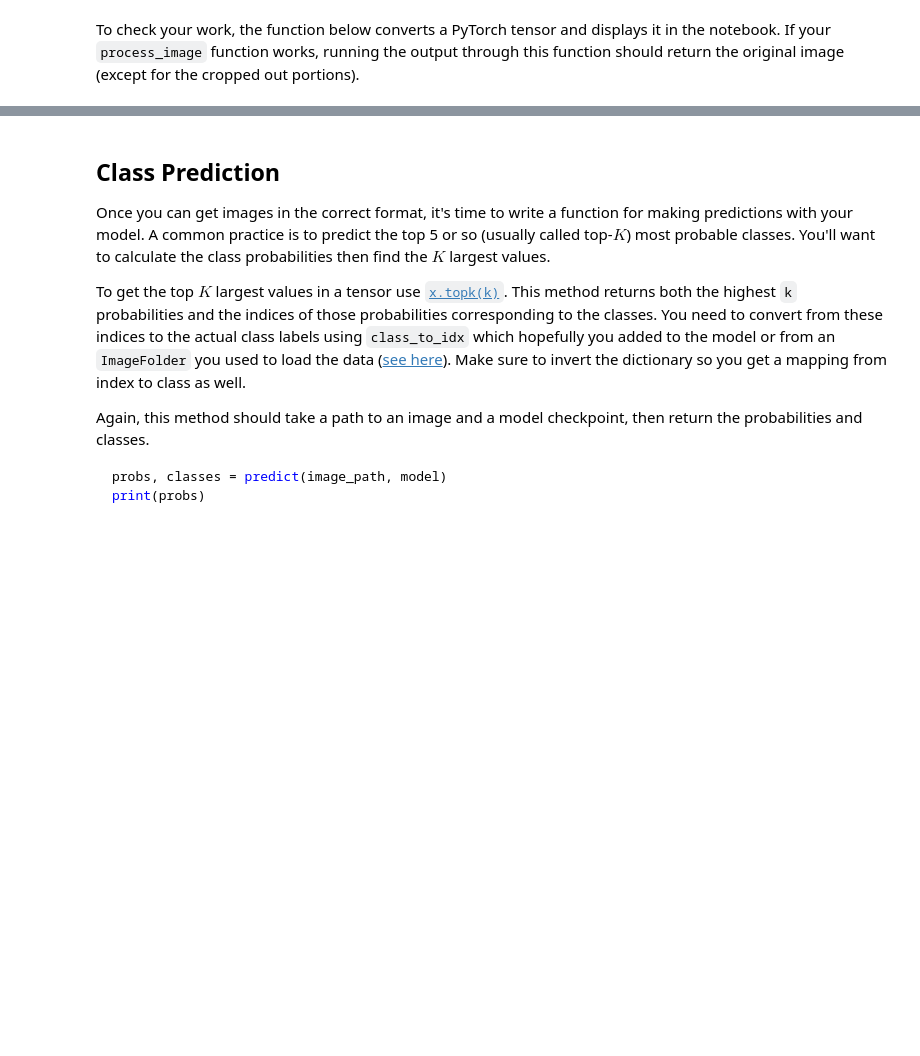
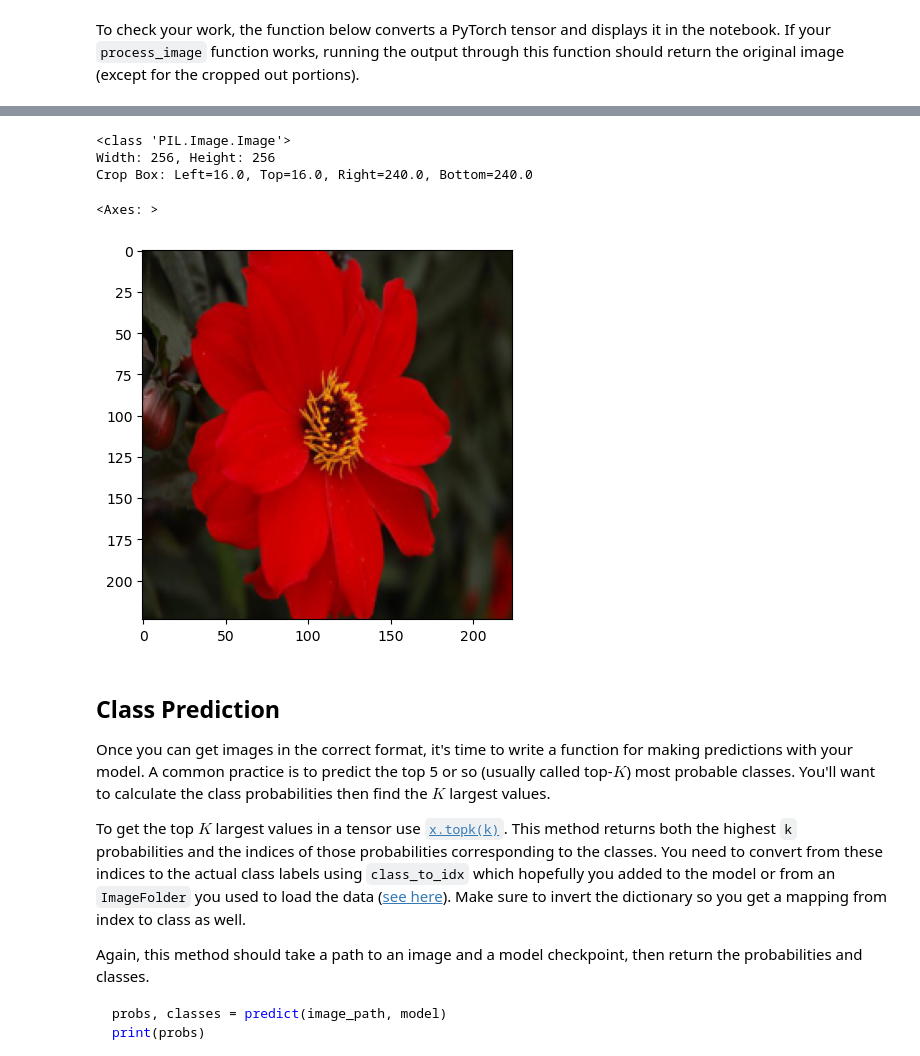
Before and after one commit to PabloBartolomeMolina/image-classifier-udacity, a Jupyter notebook: Image Classifier Project.ipynb, the cells around one changed output, grey strips where cells are left out. Saved outputs shown, nothing was run; the diff lists cells and outputs as text; code cells hidden in the pictures; blank space fills up the shorter version.

```diff
--- a/Image Classifier Project.ipynb
+++ b/Image Classifier Project.ipynb
@@ -506,3 +506,12 @@ def imshow(image, ax=None, title=None):
+# %%
+# displays preprocessed image
+imshow(process_image(test_image))
+# %% [output]
+<class 'PIL.Image.Image'>
+Width: 256, Height: 256
+Crop Box: Left=16.0, Top=16.0, Right=240.0, Bottom=240.0
+<Axes: >
+[figure, added]
 # %% [markdown]
 ## Class Prediction
 
```
Also changed, not shown: parts of 14 cells of this notebook.
